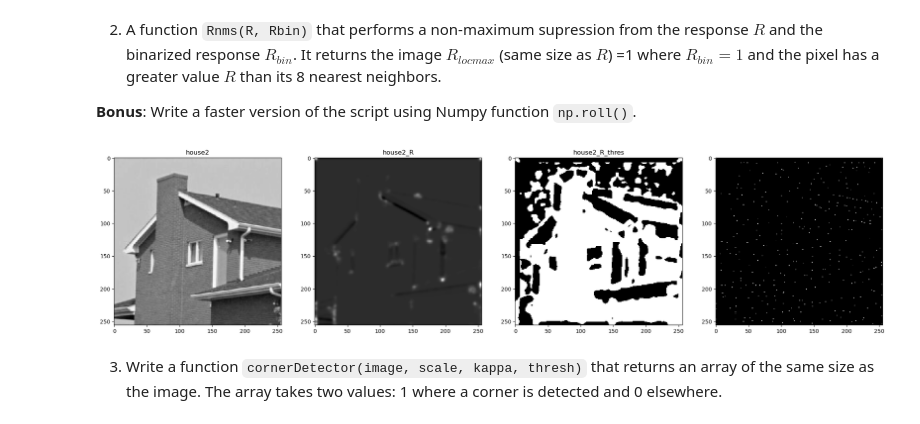
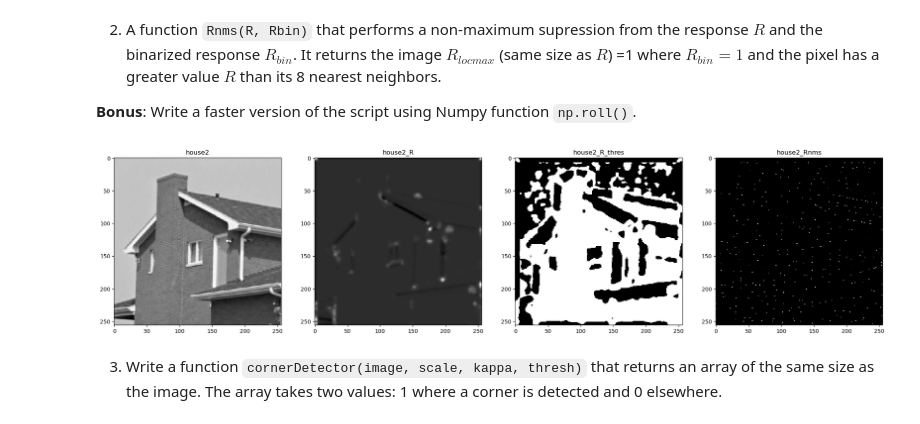
Before and after one commit to ZHANGzhile/BIMA, a Jupyter notebook: TME6/TME6.ipynb, the cells around one changed output. Saved outputs shown, nothing was run; the diff lists cells and outputs as text; code cells hidden in the pictures.

```diff
--- a/TME6/TME6.ipynb
+++ b/TME6/TME6.ipynb
@@ -197,9 +199,9 @@ def rnms(image_harris, Rbin):
     return R_locmax
 # %%
 house2_rnms = rnms(house2_R,house2_R_thres)
-niceDisplay14([house2,house2_R,house2_R_thres,house2_rnms],['house2','house2_R','house2_R_thres',''])
+niceDisplay14([house2,house2_R,house2_R_thres,house2_rnms],['house2','house2_R','house2_R_thres','house2_Rnms'])
 # %% [output]
-[figure, old version]
+[figure, new version]
 # %% [markdown]
 3) Write a function ``cornerDetector(image, scale, kappa, thresh)`` that returns an array of the same size as the image. The array takes two values: 1 where a corner is detected and 0 elsewhere.
 # %%
```
Also changed, not shown: parts of 14 cells of this notebook.
